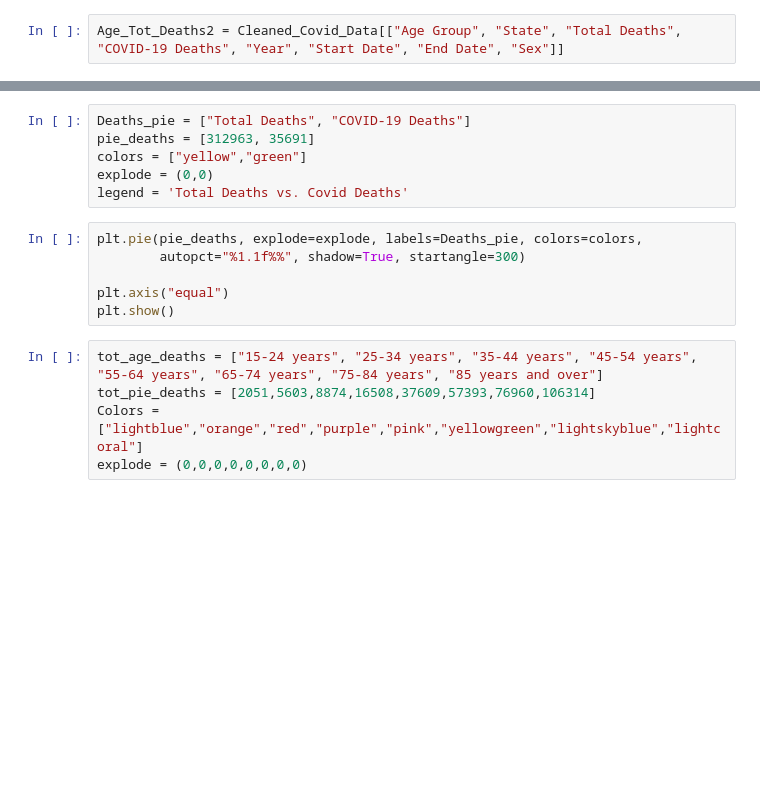
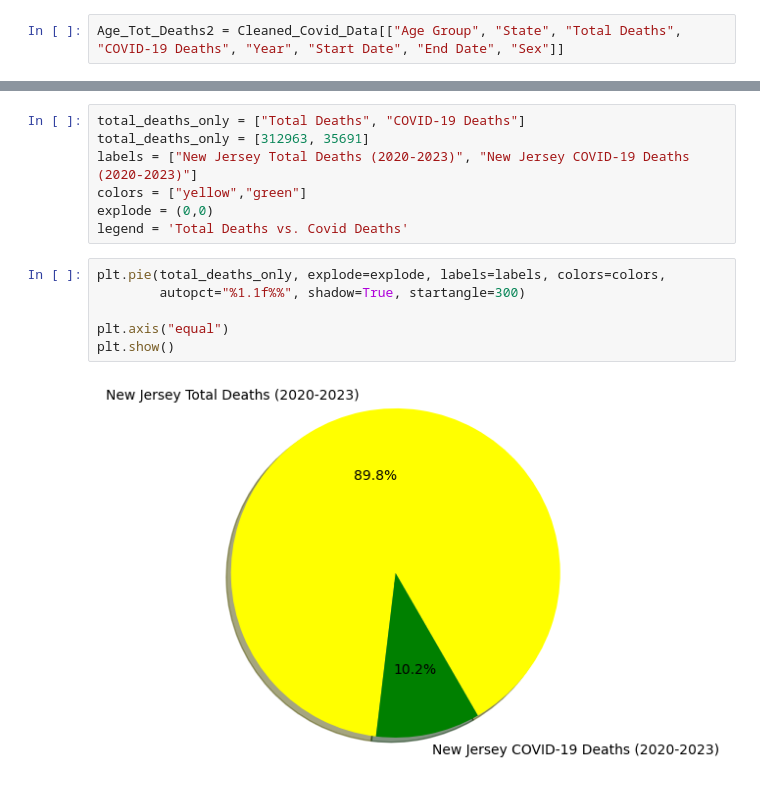
Before and after one commit to JTurk17/Team4_Project1, a Jupyter notebook: NJ_CovidDF copy-Copy1.ipynb, the cells around one changed output, grey strips where cells are left out. Saved outputs shown, nothing was run; the diff lists cells and outputs as text; blank space fills up the shorter version.

```diff
--- a/NJ_CovidDF copy-Copy1.ipynb
+++ b/NJ_CovidDF copy-Copy1.ipynb
@@ -93,17 +277,15 @@ NJ_df_full
 # %%
-Deaths_pie = ["Total Deaths", "COVID-19 Deaths"]
-pie_deaths = [312963, 35691]
+total_deaths_only = ["Total Deaths", "COVID-19 Deaths"]
+total_deaths_only = [312963, 35691]
+labels = ["New Jersey Total Deaths (2020-2023)", "New Jersey COVID-19 Deaths (2020-2023)"]
 colors = ["yellow","green"]
 explode = (0,0)
 legend = 'Total Deaths vs. Covid Deaths'
 # %%
-plt.pie(pie_deaths, explode=explode, labels=Deaths_pie, colors=colors,
+plt.pie(total_deaths_only, explode=explode, labels=labels, colors=colors,
         autopct="%1.1f%%", shadow=True, startangle=300)
 
 plt.axis("equal")
 plt.show()
+# %% [output]
+[figure, added]
-# %%
-tot_age_deaths = ["15-24 years", "25-34 years", "35-44 years", "45-54 years", "55-64 years", "65-74 years", "75-84 years", "85 years and over"]
-tot_pie_deaths = [2051,5603,8874,16508,37609,57393,76960,106314]
-Colors = ["lightblue","orange","red","purple","pink","yellowgreen","lightskyblue","lightcoral"]
-explode = (0,0,0,0,0,0,0,0)
```
Also changed, not shown: parts of 52 cells of this notebook, 1 other file.
